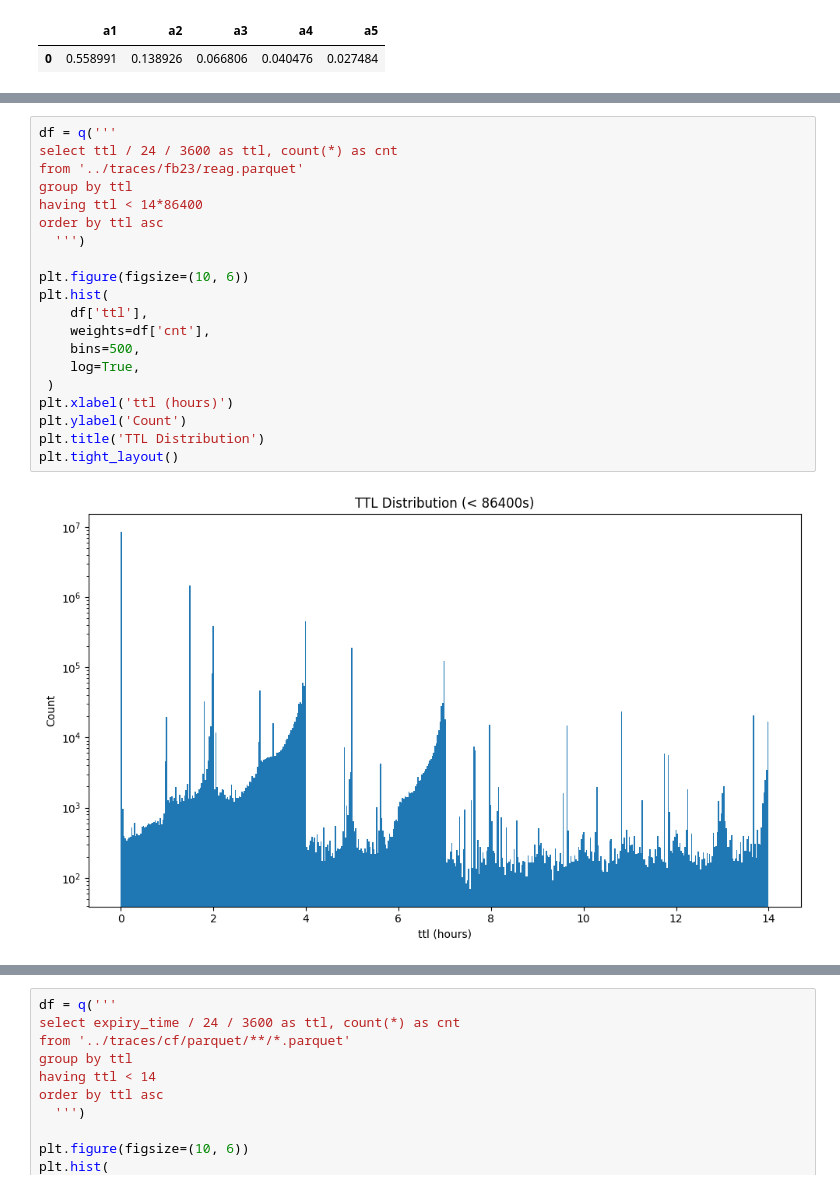
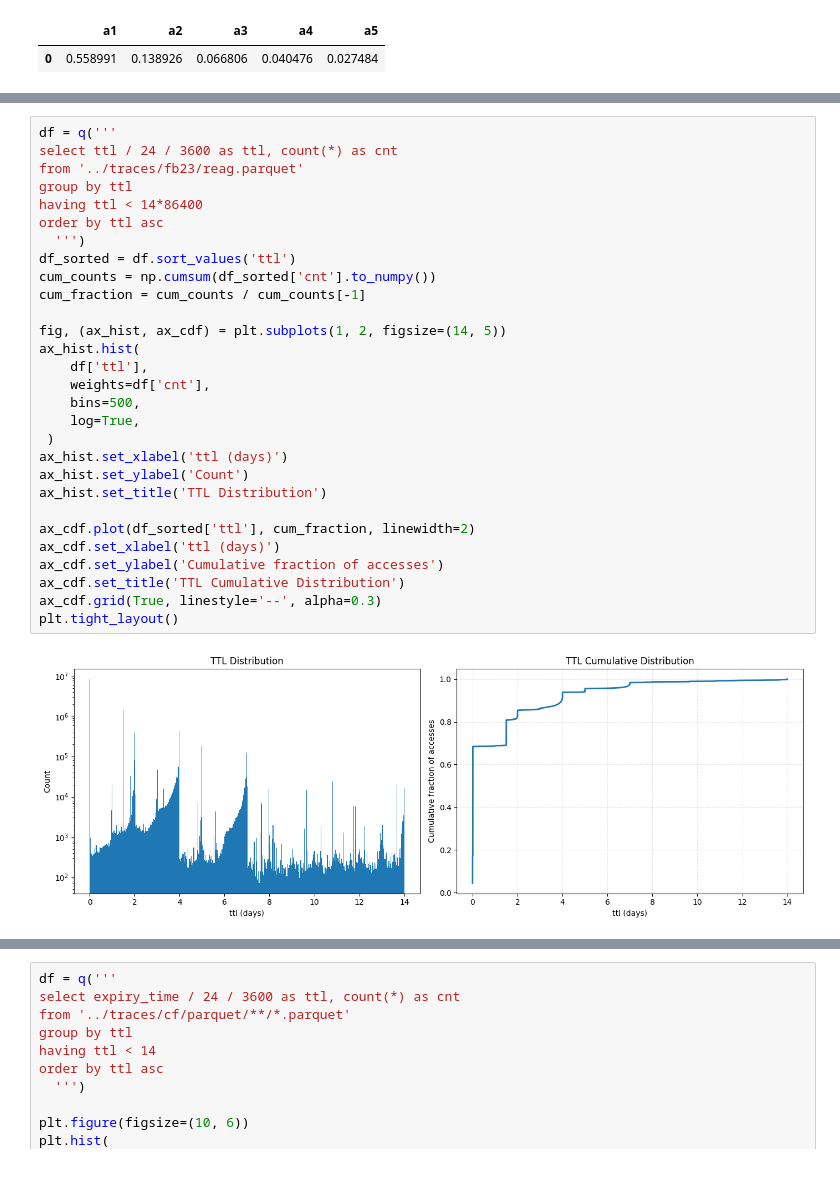
Before and after one commit to IsaacKhor/speculative_revalidation, a Jupyter notebook: analysis/tracecomp.ipynb, the cells around one changed output, grey strips where cells are left out. Drawn from its saved outputs; the diff is of its cells as text.

```diff
--- a/analysis/tracecomp.ipynb
+++ b/analysis/tracecomp.ipynb
@@ -134,22 +194,31 @@ plt.tight_layout()
 # %%
 df = q('''
 select ttl / 24 / 3600 as ttl, count(*) as cnt
 from '../traces/fb23/reag.parquet'
 group by ttl
 having ttl < 14*86400
 order by ttl asc
   ''')
+df_sorted = df.sort_values('ttl')
+cum_counts = np.cumsum(df_sorted['cnt'].to_numpy())
+cum_fraction = cum_counts / cum_counts[-1]
 
-plt.figure(figsize=(10, 6))
-plt.hist(
+fig, (ax_hist, ax_cdf) = plt.subplots(1, 2, figsize=(14, 5))
+ax_hist.hist(
     df['ttl'],
     weights=df['cnt'],
     bins=500,
     log=True,
  )
-plt.xlabel('ttl (hours)')
-plt.ylabel('Count')
-plt.title('TTL Distribution')
+ax_hist.set_xlabel('ttl (days)')
+ax_hist.set_ylabel('Count')
+ax_hist.set_title('TTL Distribution')
+
+ax_cdf.plot(df_sorted['ttl'], cum_fraction, linewidth=2)
+ax_cdf.set_xlabel('ttl (days)')
+ax_cdf.set_ylabel('Cumulative fraction of accesses')
+ax_cdf.set_title('TTL Cumulative Distribution')
+ax_cdf.grid(True, linestyle='--', alpha=0.3)
 plt.tight_layout()
 # %% [output]
-[figure, old version]
+[figure, new version]
```
Also changed, not shown: parts of 8 cells of this notebook, 13 other files.
